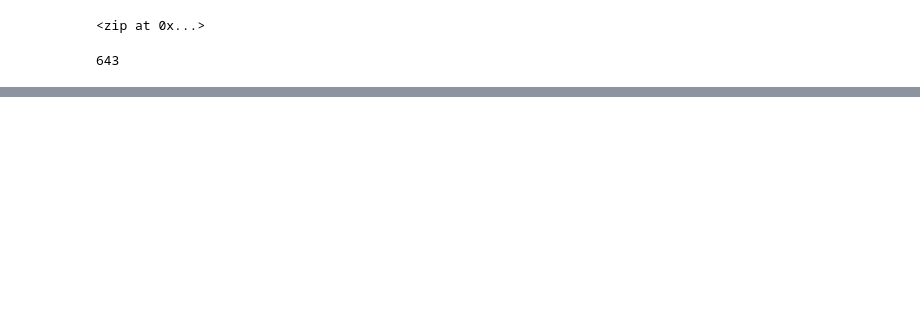
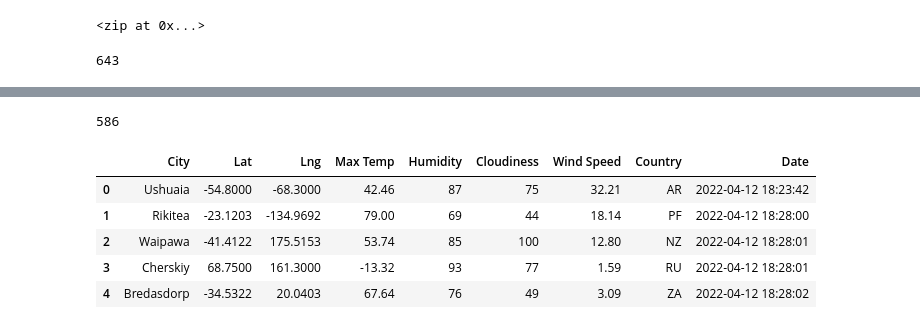
Before and after one commit to AnnaKDay/World_Weather_Analysis, a Jupyter notebook: WeatherPy.ipynb, the cells around one changed output, grey strips where cells are left out. Drawn from its saved outputs; the diff is of its cells as text; code cells hidden in the pictures; blank space fills up the shorter version.

Commit message:
modified gitignore, extracted weather data for 500 + randomly generated cities

```diff
--- a/WeatherPy.ipynb
+++ b/WeatherPy.ipynb
@@ -37,0 +66,13 @@ len(cities)
+# %%
+url = "https://api.openweathermap.org/data/2.5/weather?units=Imperial&lat={lat}&lon={lon}&appid=" + weather_api_key
+# %%
+# Declare empty list to hold weather data for each city
+city_data = []
+
+# Print the begining of the logging
+print("Beggining Data Retrieval     ")
+print("-----------------------------")
+
+# Create counters to iterated the logging for each recorded response and the set to start at 1
+record_count = 1
+set_count = 1
@@ -37,0 +154,16 @@ len(cities)
+# %%
+# Confirm if the count of data is sufficient for our purposes >=500
+len(city_data)
+# %% [output]
+586
+# %%
+# Convert the array of dictionaries to a Pandas Dataframe
+city_data_df = pd.DataFrame(city_data)
+city_data_df.head()
+# %% [output]
+|  | City | Lat | Lng | Max Temp | Humidity | Cloudiness | Wind Speed | Country | Date |
+| 0 | Ushuaia | -54.8000 | -68.3000 | 42.46 | 87 | 75 | 32.21 | AR | 2022-04-12 18:23:42 |
+| 1 | Rikitea | -23.1203 | -134.9692 | 79.00 | 69 | 44 | 18.14 | PF | 2022-04-12 18:28:00 |
+| 2 | Waipawa | -41.4122 | 175.5153 | 53.74 | 85 | 100 | 12.80 | NZ | 2022-04-12 18:28:01 |
+| 3 | Cherskiy | 68.7500 | 161.3000 | -13.32 | 93 | 77 | 1.59 | RU | 2022-04-12 18:28:01 |
+| 4 | Bredasdorp | -34.5322 | 20.0403 | 67.64 | 76 | 49 | 3.09 | ZA | 2022-04-12 18:28:02 |
```
Also changed, not shown: parts of 6 cells of this notebook, 1 other file.
